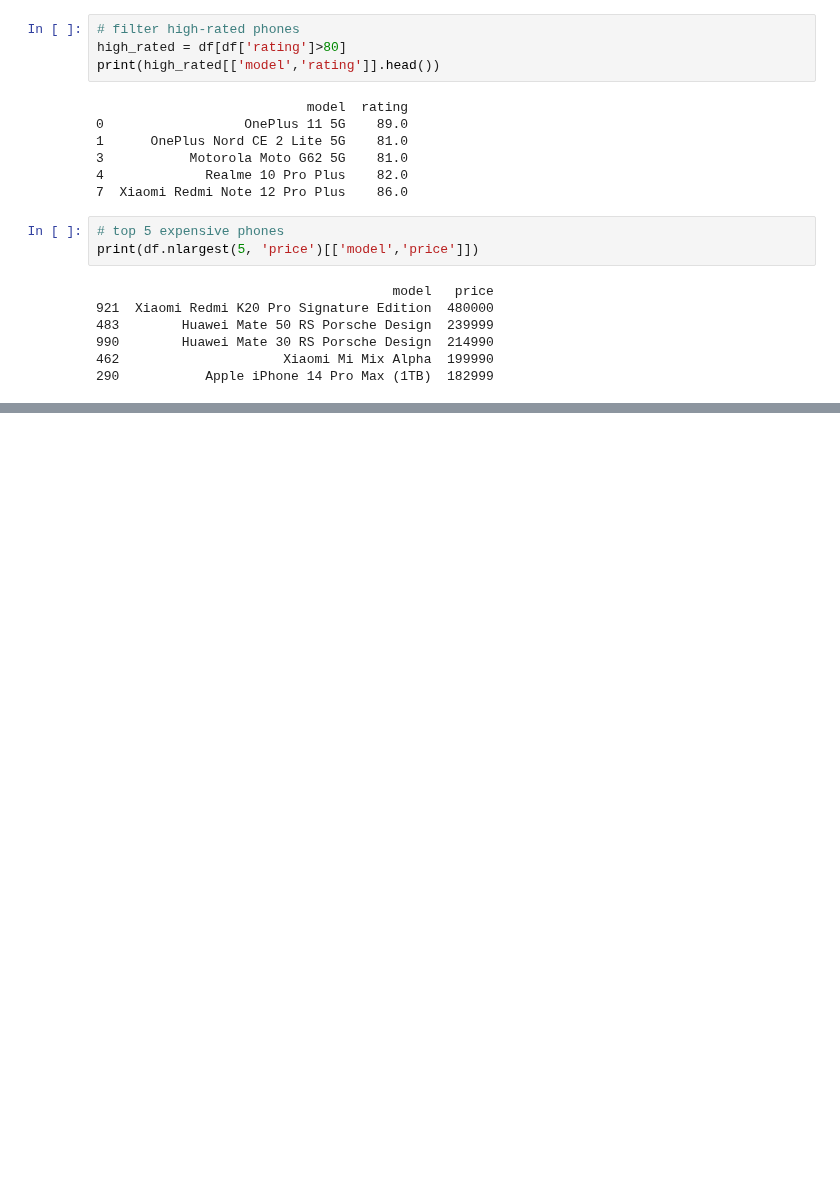
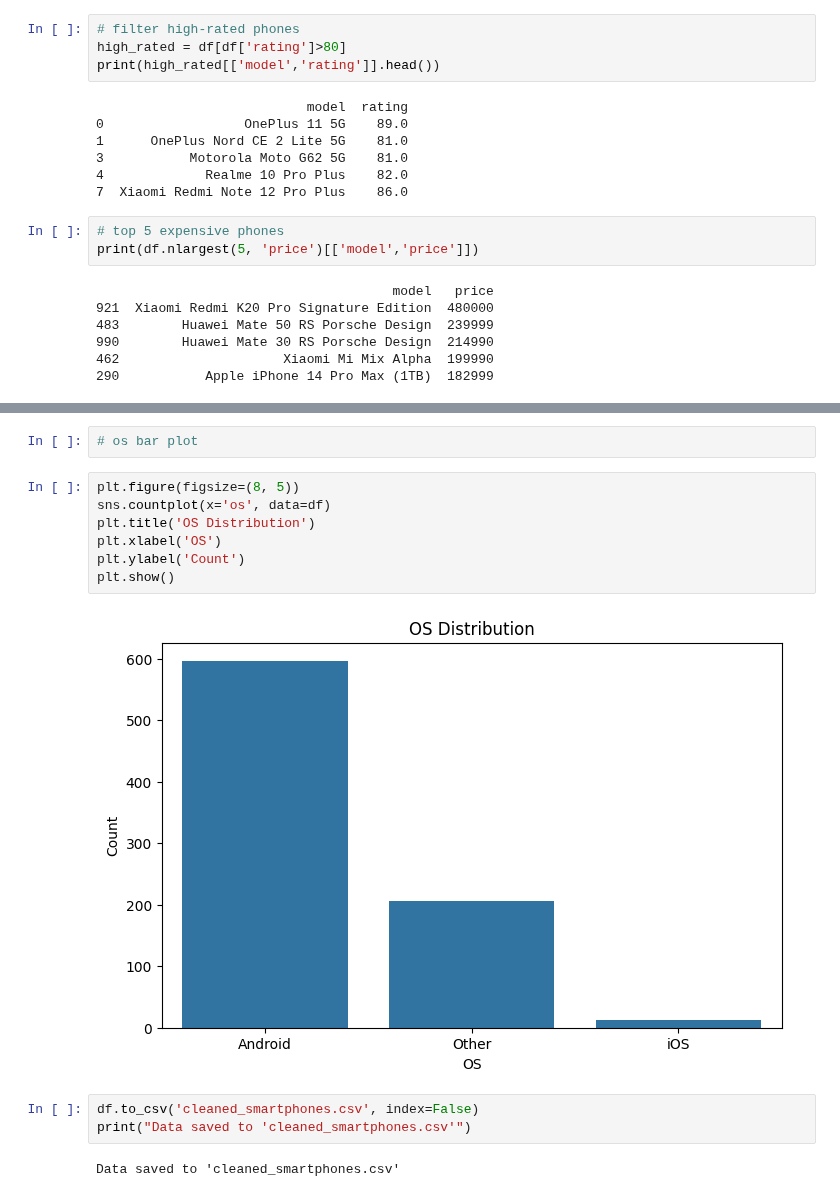
Before and after one commit to HarshChaturvedi19/smartphone-data-analysis, a Jupyter notebook: smartphone.-analysis.ipynb, the cells around one changed output, grey strips where cells are left out. Drawn from its saved outputs; the diff is of its cells as text; blank space fills up the shorter version.

```diff
--- a/smartphone.-analysis.ipynb
+++ b/smartphone.-analysis.ipynb
@@ -415,0 +457,16 @@ print(df.nlargest(5, 'price')[['model','price']])
+# %%
+# os bar plot
+# %%
+plt.figure(figsize=(8, 5))
+sns.countplot(x='os', data=df)
+plt.title('OS Distribution')
+plt.xlabel('OS')
+plt.ylabel('Count')
+plt.show()
+# %% [output]
+[figure, added]
+# %%
+df.to_csv('cleaned_smartphones.csv', index=False)
+print("Data saved to 'cleaned_smartphones.csv'")
+# %% [output]
+Data saved to 'cleaned_smartphones.csv'
```
Also changed, not shown: parts of 7 cells of this notebook, 1 other file.
